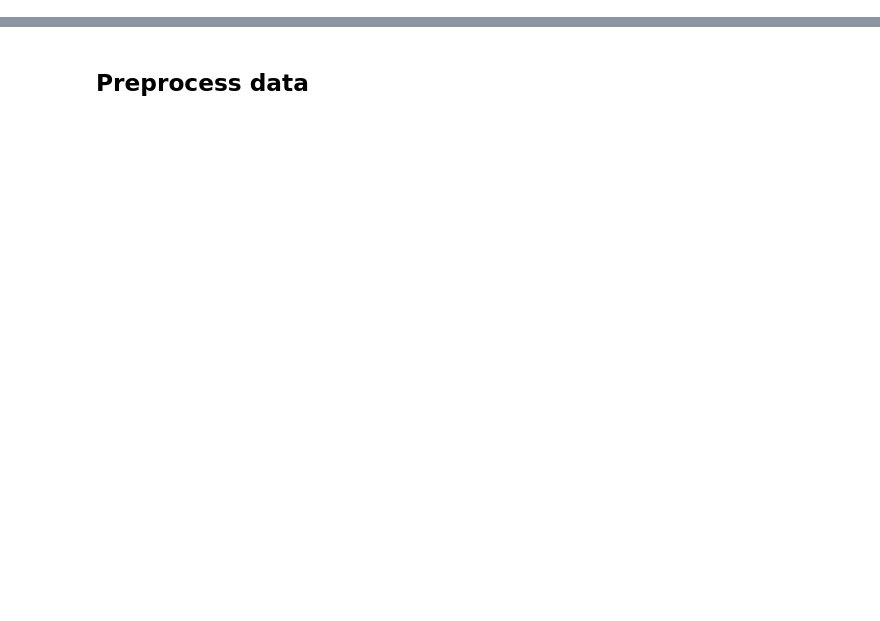
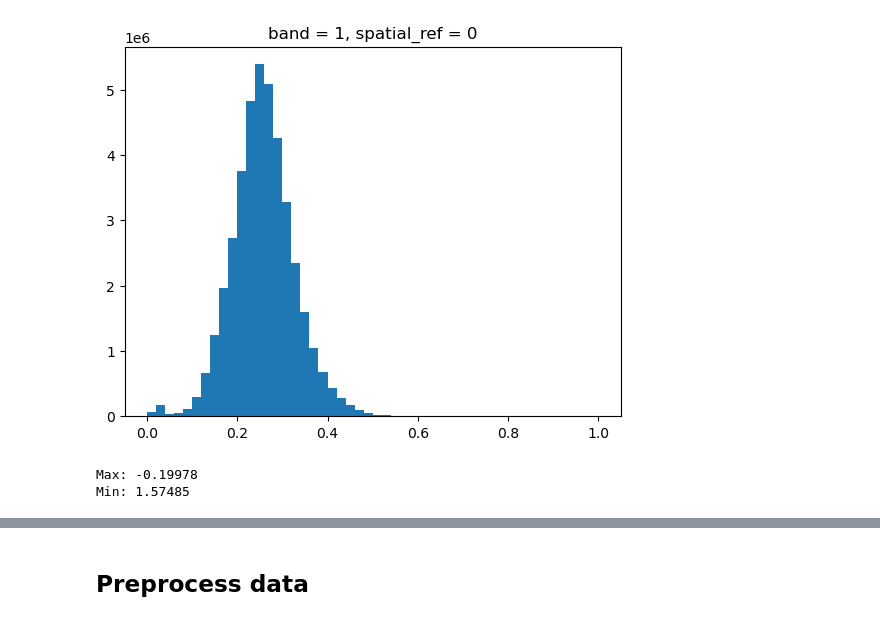
Before and after one commit to nicolast911/ET_master_project, a Jupyter notebook: scripts/SEBAL.ipynb, the cells around one changed output, grey strips where cells are left out. Saved outputs shown, nothing was run; the diff lists cells and outputs as text; code cells hidden in the pictures; blank space fills up the shorter version.

```diff
--- a/scripts/SEBAL.ipynb
+++ b/scripts/SEBAL.ipynb
@@ -18,0 +66,11 @@ import os
+# %%
+band_5.plot.hist(range=[0.0, 1.0], bins = 50)
+plt.show()
+# %% [output]
+[figure, added]
+# %%
+print("Max:", np.nanmin(band_2.values))
+print("Min:", np.nanmax(band_2.values))
+# %% [output]
+Max: -0.19978
+Min: 1.57485
```
Also changed, not shown: parts of 18 cells of this notebook, 2 other files.
